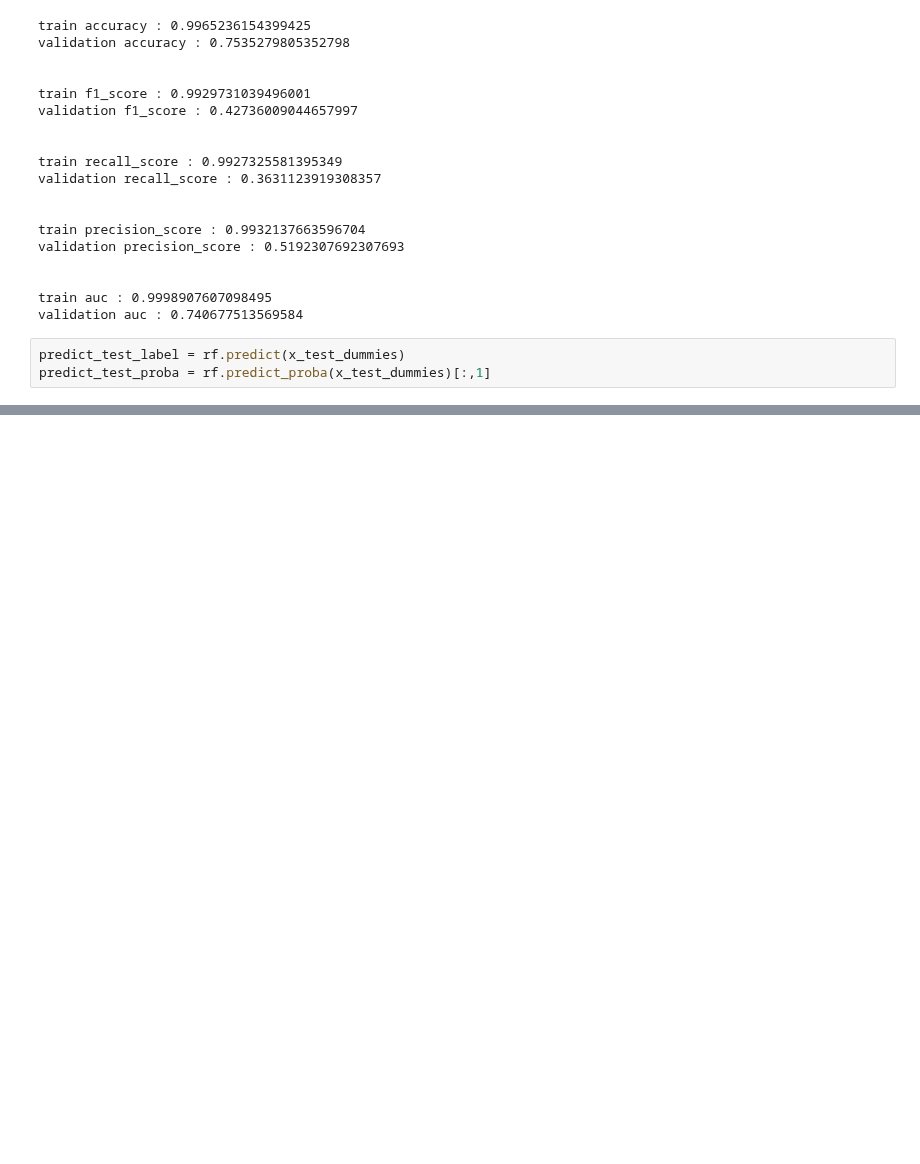
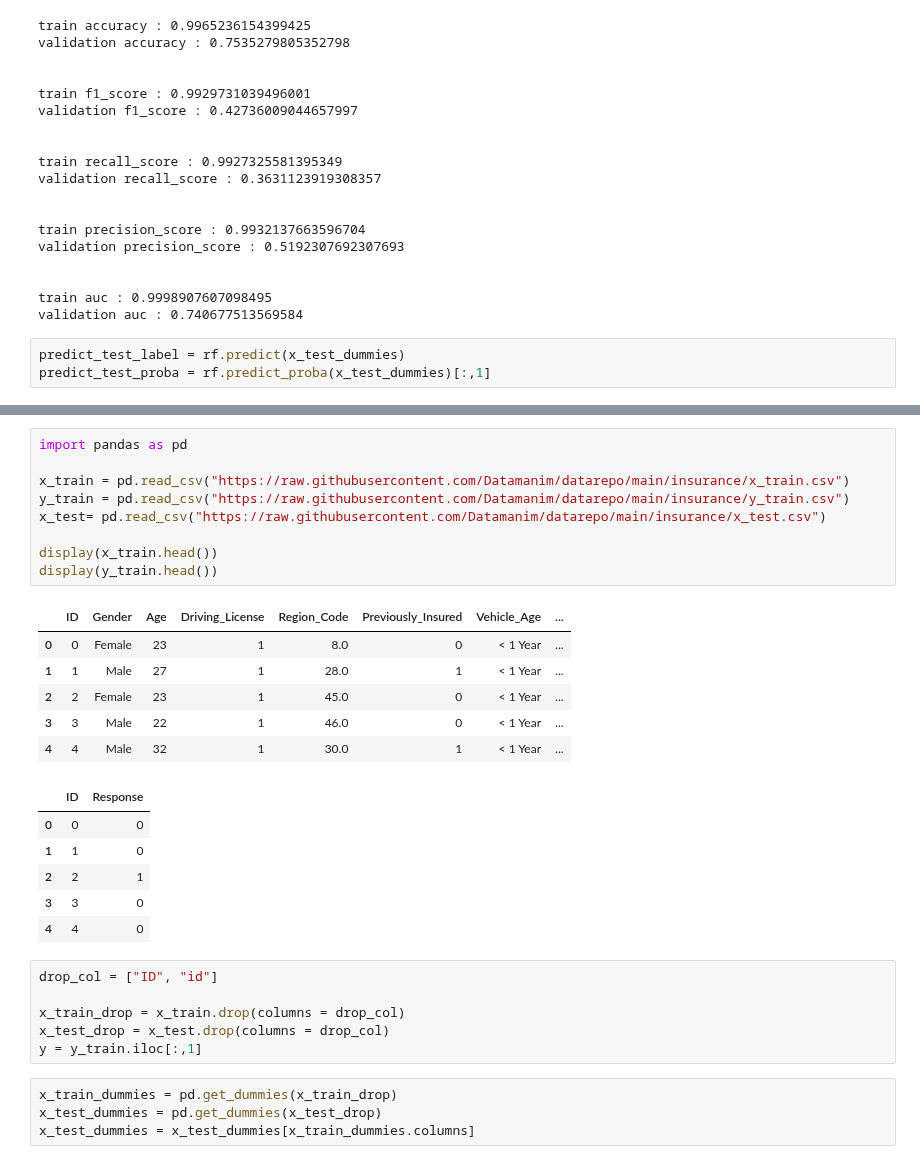
Before and after one commit to cms6090/Big-Data-Analysis, a Jupyter notebook: 2유형/데이터 마님.ipynb, the cells around one changed output, grey strips where cells are left out. Drawn from its saved outputs; the diff is of its cells as text; blank space fills up the shorter version.

```diff
--- a/2유형/데이터 마님.ipynb
+++ b/2유형/데이터 마님.ipynb
@@ -235,0 +425,32 @@ predict_test_proba = rf.predict_proba(x_test_dummies)[:,1]
+# %%
+import pandas as pd
+
+x_train = pd.read_csv("https://raw.githubusercontent.com/Datamanim/datarepo/main/insurance/x_train.csv")
+y_train = pd.read_csv("https://raw.githubusercontent.com/Datamanim/datarepo/main/insurance/y_train.csv")
+x_test= pd.read_csv("https://raw.githubusercontent.com/Datamanim/datarepo/main/insurance/x_test.csv")
+
+display(x_train.head())
+display(y_train.head())
+# %% [output]
+|  | ID | Gender | Age | Driving_License | Region_Code | Previously_Insured | Vehicle_Age | ... |
+| 0 | 0 | Female | 23 | 1 | 8.0 | 0 | < 1 Year | ... |
+| 1 | 1 | Male | 27 | 1 | 28.0 | 1 | < 1 Year | ... |
+| 2 | 2 | Female | 23 | 1 | 45.0 | 0 | < 1 Year | ... |
+| 3 | 3 | Male | 22 | 1 | 46.0 | 0 | < 1 Year | ... |
+| 4 | 4 | Male | 32 | 1 | 30.0 | 1 | < 1 Year | ... |
+|  | ID | Response |
+| 0 | 0 | 0 |
+| 1 | 1 | 0 |
+| 2 | 2 | 1 |
+| 3 | 3 | 0 |
+| 4 | 4 | 0 |
+# %%
+drop_col = ["ID", "id"]
+
+x_train_drop = x_train.drop(columns = drop_col)
+x_test_drop = x_test.drop(columns = drop_col)
+y = y_train.iloc[:,1]
+# %%
+x_train_dummies = pd.get_dummies(x_train_drop)
+x_test_dummies = pd.get_dummies(x_test_drop)
+x_test_dummies = x_test_dummies[x_train_dummies.columns]
```
Also changed, not shown: parts of 19 cells of this notebook.
